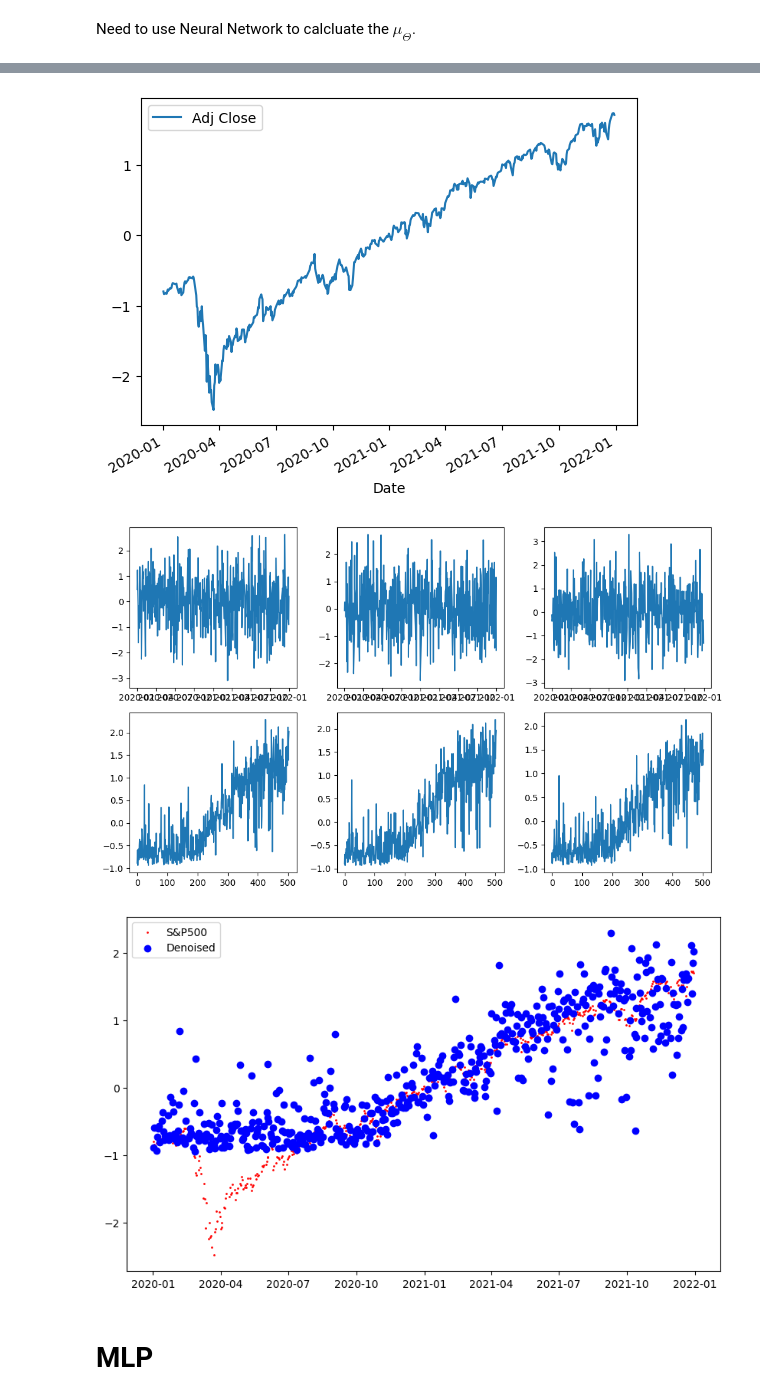
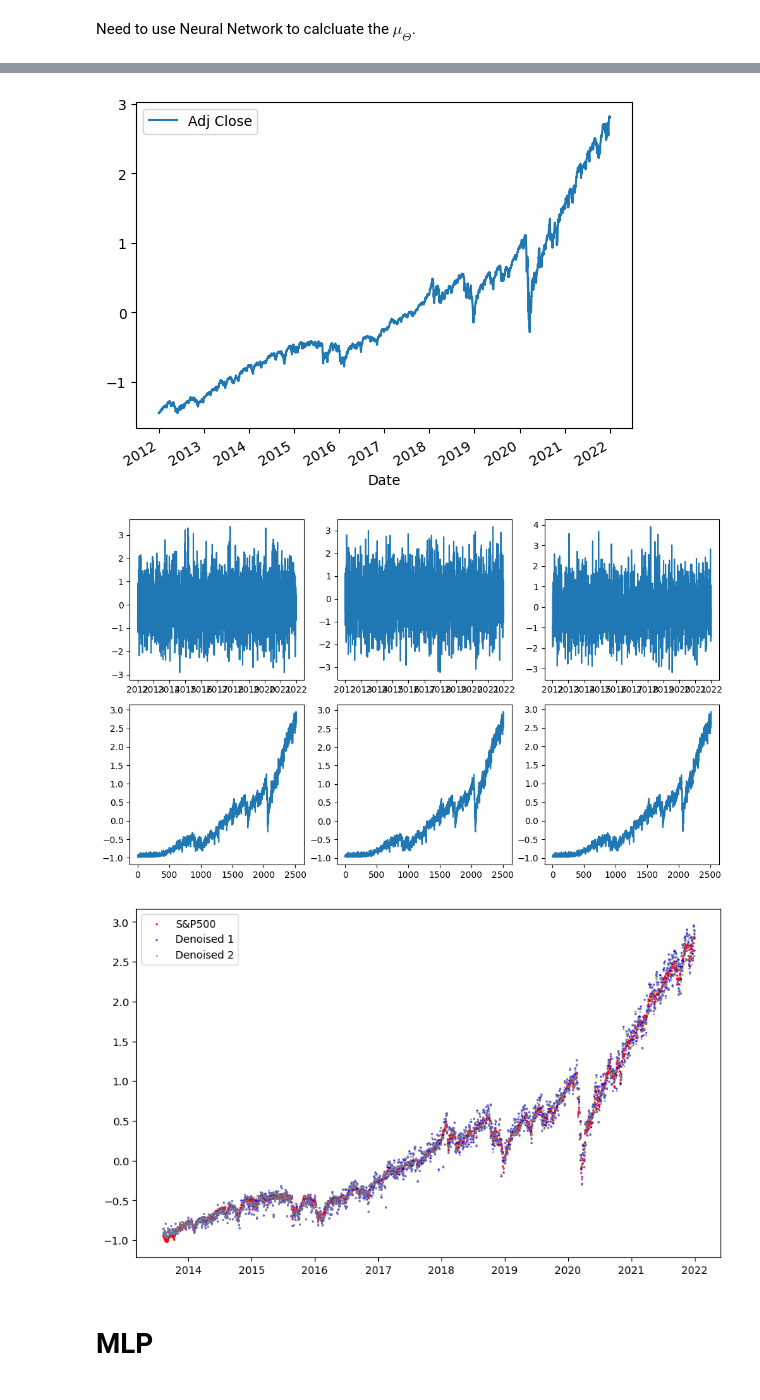
Before and after one commit to lebmond/MFM703Project, a Jupyter notebook: MFM703_Diffuser.ipynb, the cells around one changed output, grey strips where cells are left out. Drawn from its saved outputs; the diff is of its cells as text; code cells hidden in the pictures.

```diff
--- a/MFM703_Diffuser.ipynb
+++ b/MFM703_Diffuser.ipynb
@@ -32,7 +32,7 @@ axp = yf.Ticker("AXP")
 adj_close = axp.history(start = "2020-01-01", end = "2021-12-31")["Close"]
 
 # 2020-2021 two year prices
-sp500_index_train = yf.download('^GSPC', start='2020-01-01', end='2021-12-31')["Adj Close"]
+sp500_index_train = yf.download('^GSPC', start='2012-01-01', end='2021-12-31')["Adj Close"]
 
 # 2022 annual prices, to be predicted
 sp500_index_test = yf.download('^GSPC', start='2022-01-01', end='2022-12-31')["Adj Close"]
@@ -107,8 +158,8 @@ def corrupt(ori_data, beta = None, t = 200):
     t times.
   """
   data = ori_data.copy(deep = True)
-  #beta = [0.003] * t if beta == None else beta
-  beta = np.linspace(0, 0.3, t)
+  beta = [0.003] * t if beta == None else beta
+  #beta = np.linspace(0, 0.3, t)
 
   alpha_bar = 1
   for i in range(t):
@@ -161,7 +212,7 @@ def create_autoencoder(input_dim, encoding_dim):
     input_dim: A positive int
     encod_dim: A positive int
   Output:
-    An autoencoder ready to denoise a noised data frame.
+    An autoencoder ready to denoise a noised array.
   """
   hidden_layer_size = 128
   # Define the encoder part of the autoencoder
@@ -206,7 +257,7 @@ print(input_dim, encoding_dim)
 # Create and train the autoencoder
 autoencoder = create_autoencoder(input_dim, encoding_dim)
 autoencoder.compile(optimizer='adam', loss='mse')
-autoencoder.fit(noisy_ts_arr, clean_ts_arr, epochs=10, batch_size=32, shuffle=True)
+autoencoder.fit(noisy_ts_arr, clean_ts_arr, epochs=32, batch_size=32, shuffle=True)
 
 # Generate denoised data using the trained autoencoder
 denoised_ts_arr = autoencoder.predict(noisy_ts_arr)
@@ -237,21 +288,29 @@ for fig_count in range(3):
   axes[1, fig_count % 3].plot(denoised_ts_arr[fig_count])
 fig.tight_layout()
 # %% [output]
-[figure, old version]
+[figure, new version]
-[figure, old version]
+[figure, new version]
 # %%
 # Plot the clean data (SP500) and the denoised time series together
-denoise_df = pd.DataFrame(denoised_ts_arr[0],
-                          columns = adj_close_std_df.columns,
-                          index = adj_close_std_df.index)
+denoise_demo_df_1 = pd.DataFrame(denoised_ts_arr[0],
+                            columns = adj_close_std_df.columns,
+                            index = adj_close_std_df.index)
+denoise_demo_df_2 = pd.DataFrame(denoised_ts_arr[1],
+                            columns = adj_close_std_df.columns,
+                            index = adj_close_std_df.index)
+
 plt.figure(figsize = (10,6))
-plt.scatter(adj_close_std_df.index, adj_close_std_df,
+plt.scatter(adj_close_std_df.index[400:], adj_close_std_df[400:],
             color = 'red', label = 'S&P500', s = 1)
-plt.scatter(denoise_df.index, denoise_df, color = 'blue', label = 'Denoised')
+plt.scatter(denoise_demo_df_1.index[400:], denoise_demo_df_1[400:],
+            s = 0.8, alpha = 0.8, color = 'blue', label = 'Denoised 1')
+plt.scatter(denoise_demo_df_2.index[400:], denoise_demo_df_2[400:],
+            s = 0.8, alpha = 0.8, color = 'grey', label = 'Denoised 2')
+
 plt.legend()
 plt.show()
 # %% [output]
-[figure, old version]
+[figure, new version]
 # %% [markdown]
 # MLP
 # %% [markdown]
```
Also changed, not shown: parts of 14 cells of this notebook.
